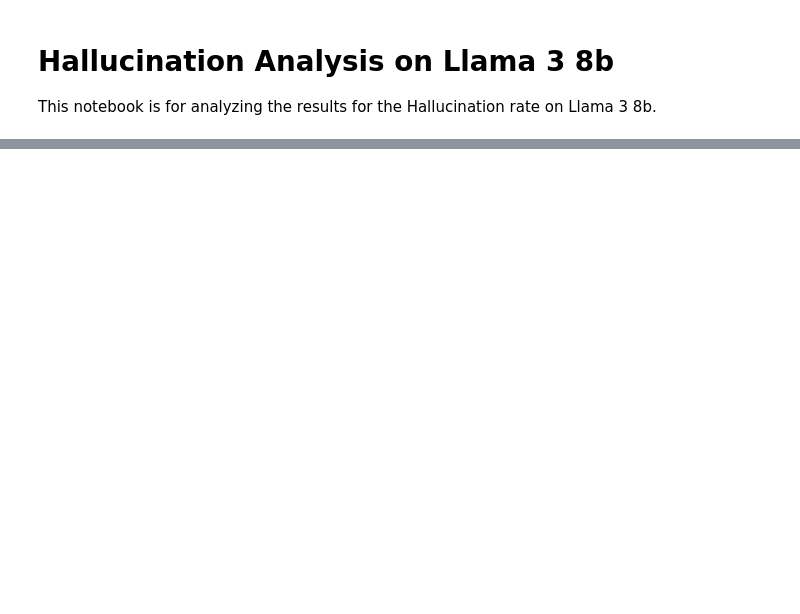
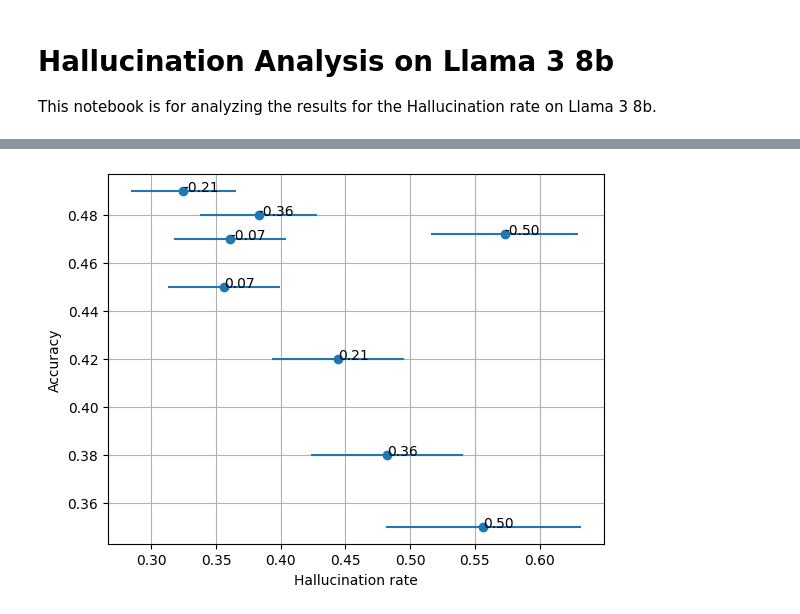
Before and after one commit to Mechanistic-Interpretability-Hackathon/Hallucination-Robustness-Medical-Q-A, a Jupyter notebook: src/notebooks/hallucination_analysis.ipynb, the cells around one changed output, grey strips where cells are left out. Saved outputs shown, nothing was run; the diff lists cells and outputs as text; code cells hidden in the pictures; blank space fills up the shorter version.

```diff
--- a/src/notebooks/hallucination_analysis.ipynb
+++ b/src/notebooks/hallucination_analysis.ipynb
@@ -37,0 +81,3 @@ Options: {"0": "They are anilides with propyl group in ortho.", "1": "They are b
+# %%
+df_results = pd.read_csv('../data/feature_0_benchmark_results.tsv', sep='\t')
+df_results
@@ -37,0 +94,16 @@ Options: {"0": "They are anilides with propyl group in ortho.", "1": "They are b
+# %%
+feature_activations = df_results['feature_activation'].values
+hallucination_rates = df_results['hallucination_rate'].values
+hallucination_rate_errors = df_results['hallucination_rate_error'].values
+accuracies = df_results['accuracy'].values
+
+# plot a scatter plot of the accuracy vs the hallucination rate, with the feature activation written on each data point.
+plt.errorbar(hallucination_rates, accuracies, xerr=hallucination_rate_errors, fmt='o')
+for i, txt in enumerate(feature_activations):
+    plt.annotate(f'{txt:.2f}', (hallucination_rates[i], accuracies[i]))
+plt.xlabel('Hallucination rate')
+plt.ylabel('Accuracy')
+plt.grid()
+plt.show()
+# %% [output]
+[figure, added]
```
Also changed, not shown: parts of 10 cells of this notebook, 1 other file.
